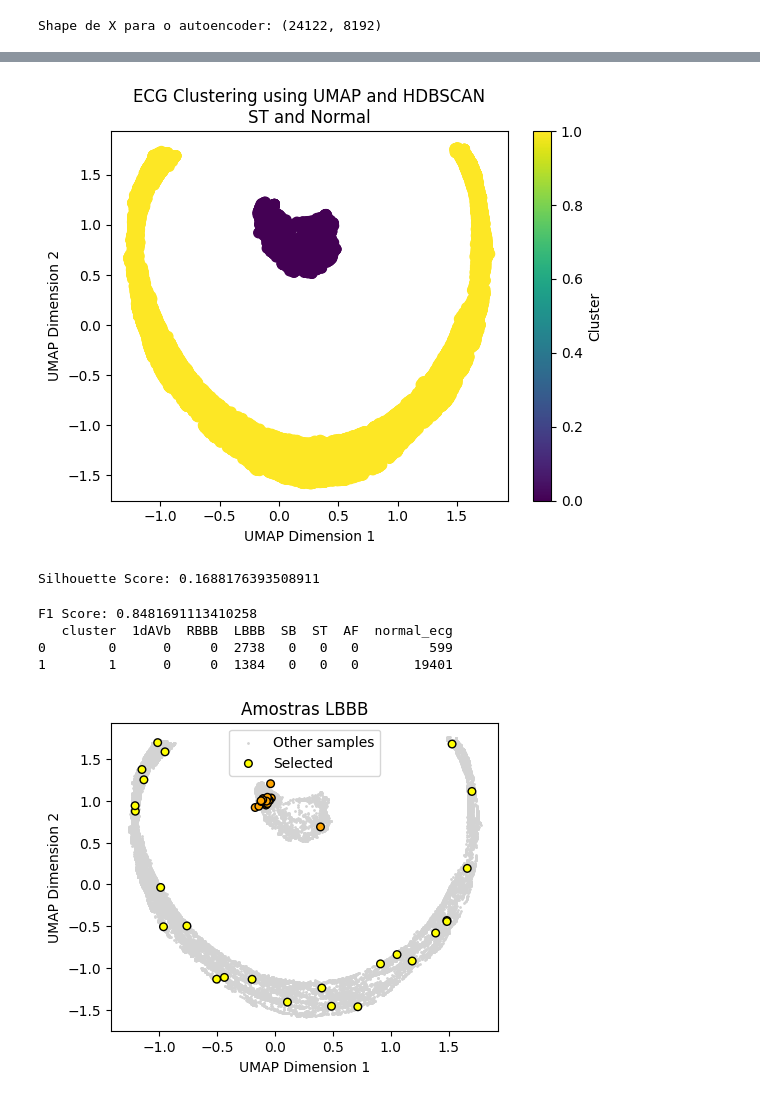
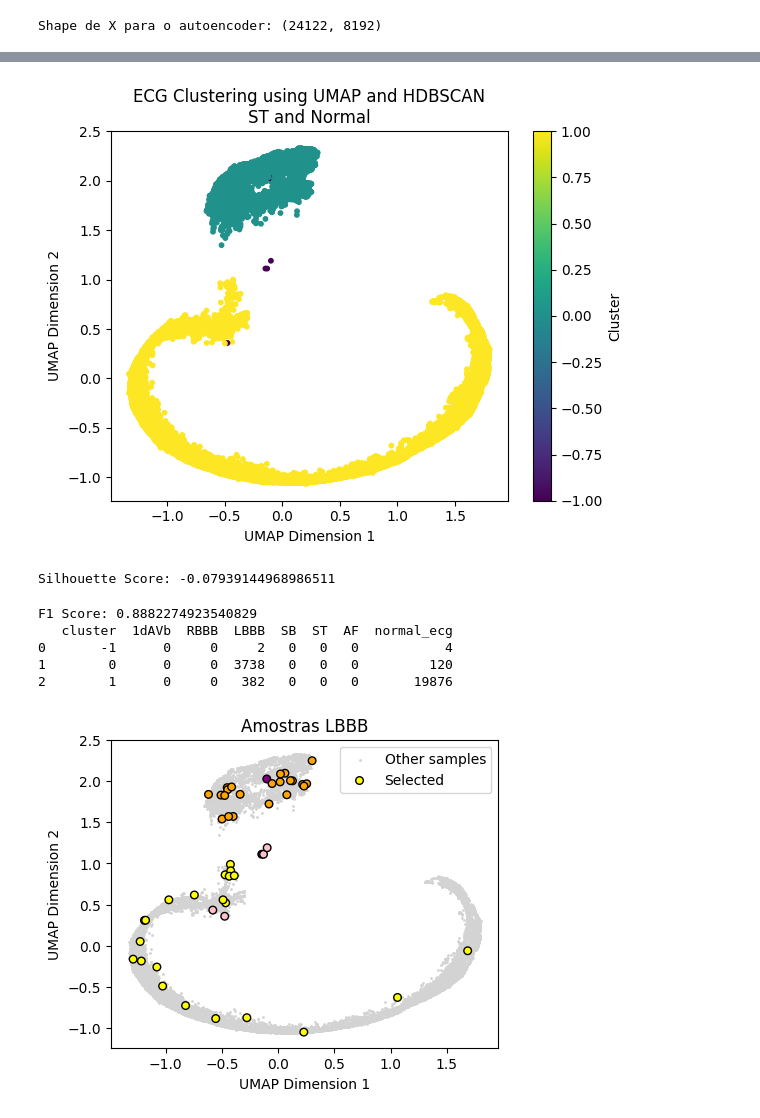
Before and after one commit to pedrobacelar28/Clustering-Paper, a Jupyter notebook: Projeto/Geração das Amostras/LBBB.ipynb, the cells around one changed output, grey strips where cells are left out. Drawn from its saved outputs; the diff is of its cells as text; code cells hidden in the pictures.

Commit message:
amostras

```diff
--- a/Projeto/Geração das Amostras/LBBB.ipynb
+++ b/Projeto/Geração das Amostras/LBBB.ipynb
@@ -121,14 +121,14 @@ for exam_id in ids_ecgs:
     #lead_avl = tracings[:, 3]
     #lead_avf = tracings[:, 4]
     #lead_avr = tracings[:, 5]
-    #lead_v1 = tracings[:, 6]
+    lead_v1 = tracings[:, 6]
     #lead_v2 = tracings[:, 7]
     #lead_v3 = tracings[:, 8]
     lead_v4 = tracings[:, 9]
     #lead_v5 = tracings[:,10]
-    lead_v6 = tracings[:,10]
+    #lead_v6 = tracings[:,10]
     #Combinar as leads V1 e V6 em uma única dimensão
-    combined_leads = np.concatenate((lead_v4, lead_v6))
+    combined_leads = np.concatenate((lead_v1, lead_v4))
     all_tracings.append(combined_leads)
 
 # Converter lista para array numpy
@@ -177,7 +177,7 @@ warnings.filterwarnings('ignore', message="n_jobs value.*overridden to 1 by sett
 scaler = StandardScaler()
 X_normalized = scaler.fit_transform(X_encoded_2d)
 # Aplicação do UMAP
-umap_reducer = umap.UMAP(n_neighbors=7, min_dist=0.0, n_components=16, random_state=42)
+umap_reducer = umap.UMAP(n_neighbors=15, min_dist=0.0, n_components=16, random_state=42)
 X_reduced = umap_reducer.fit_transform(X_normalized)
 # %%
 #CLUSTERIZACAO HDBSCAN
@@ -188,11 +188,11 @@ import numpy as np
 scaler = StandardScaler()
 X_reduced_scaled = scaler.fit_transform(X_reduced)
 
-dbscan = HDBSCAN(min_cluster_size=500, min_samples=1 )
+dbscan = HDBSCAN(min_cluster_size=1000, min_samples=5)
 labels = dbscan.fit_predict(X_reduced_scaled)
 
 # Visualização dos Resultados
-plt.scatter(X_reduced_scaled[:, 0], X_reduced_scaled[:, 1], c=labels, cmap='viridis', s=50)
+plt.scatter(X_reduced_scaled[:, 0], X_reduced_scaled[:, 1], c=labels, cmap='viridis', s=10)
 plt.xlabel('UMAP Dimension 1')
 plt.ylabel('UMAP Dimension 2')
 plt.title('ECG Clustering using UMAP and HDBSCAN\nST and Normal')
@@ -231,39 +231,40 @@ majority_labels.columns = ['cluster', 'majority_label']
 merged_data = merged_data.merge(majority_labels, on='cluster')
 
 # Criar rótulos verdadeiros
 def assign_true_label(row):
     if row['majority_label'] == 'normal':
         return row['normal_ecg'] == 1
     else:
         return row[['1dAVb', 'RBBB', 'LBBB', 'SB', 'ST', 'AF']].sum() > 0
 
 merged_data['true_label'] = merged_data.apply(assign_true_label, axis=1)
 
 # Calcular o F1 score
 true_labels = merged_data['true_label']
 f1_avg = f1_score(true_labels, labels, average='weighted')
 print(f'F1 Score: {f1_avg}')
 
 # Contar a quantidade de doenças e ECGs normais em cada cluster
 cluster_summary = merged_data.groupby('cluster').agg({
     '1dAVb': 'sum',
     'RBBB': 'sum',
     'LBBB': 'sum',
     'SB': 'sum',
     'ST': 'sum',
     'AF': 'sum',
     'normal_ecg': 'sum'
 }).reset_index()
 
 # Mostrar o resumo por cluster
 print(cluster_summary)
 # %% [output]
-[figure, old version]
+[figure, new version]
-Silhouette Score: 0.1688176393508911
+Silhouette Score: -0.07939144968986511
-F1 Score: 0.8481691113410258
+F1 Score: 0.8882274923540829
    cluster  1dAVb  RBBB  LBBB  SB  ST  AF  normal_ecg
-0        0      0     0  2738   0   0   0         599
-1        1      0     0  1384   0   0   0       19401
+0       -1      0     0     2   0   0   0           4
+1        0      0     0  3738   0   0   0         120
+2        1      0     0   382   0   0   0       19876
 # %%
 # CALCULAR SILHUETT DE CADA PONTO
 
@@ -305,20 +306,25 @@ choices = [
 
 dados['tipo'] = np.select(conditions, choices, default='Unknown')
 
-dados.to_csv(f'dados/{doenca}_geral.csv', index=False)
+dados.to_csv(f'gerais/{doenca}_geral.csv', index=False)
 
 # GERAR AMOSTRAS
 
+
 def select_25_evenly_spaced(df):
     total_rows = len(df)
-    indices = np.linspace(0, total_rows-1, 25, dtype=int)
-    return df.iloc[indices]
+    if total_rows <= 25:
+        return df
+    else:
+        indices = np.linspace(0, total_rows-1, 22, dtype=int)
+        return df.iloc[indices]
+
 dados_selecionados = dados.groupby('tipo', group_keys=False).apply(select_25_evenly_spaced)
 
 tipos_desejados = ['N_clusterD', 'D_clusterN', 'D_clusterM', 'N_clusterM', 'D_clusterO','N_clusterO']
 dados_selecionados = dados_selecionados[dados_selecionados['tipo'].isin(tipos_desejados)]
 
-dados_selecionados.to_csv(f'dados/{doenca}_amostras.csv', index=False)
+dados_selecionados.to_csv(f'amostras/{doenca}_amostras.csv', index=False)
 
 #PLOTAR AMOSTRAS
 
@@ -329,7 +335,7 @@ def plot_samples(X, exam_ids, labels, title):
               'blue',    # 3: D_clusterM
               'red',     # 4: N_clusterM
               'purple',  # 5: D_clusterO
-              'green']   # 6: N_clusterO
+              'pink']   # 6: N_clusterO
     exam_id_to_index = {exam_id: idx for idx, exam_id in enumerate(exam_ids_to_cluster)}
     sample_indices = [exam_id_to_index[exam_id] for exam_id in exam_ids]
 
@@ -359,4 +365,4 @@ labels = [
 
 plot_samples(X_reduced_scaled, selected_exam_ids, labels, f'Amostras {doenca}')
 # %% [output]
-[figure, old version]
+[figure, new version]
```
Also changed, not shown: parts of 1 cell of this notebook, 32 other files.
